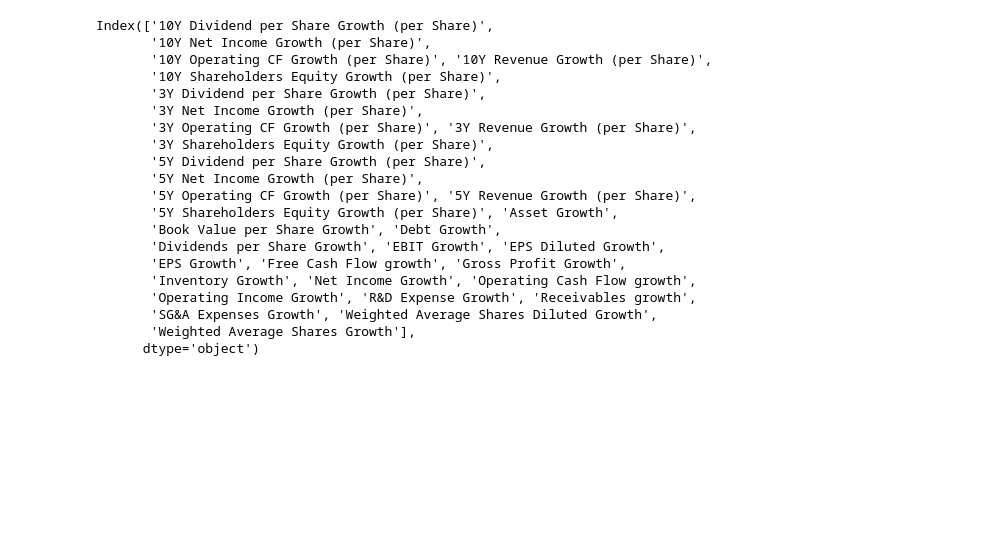
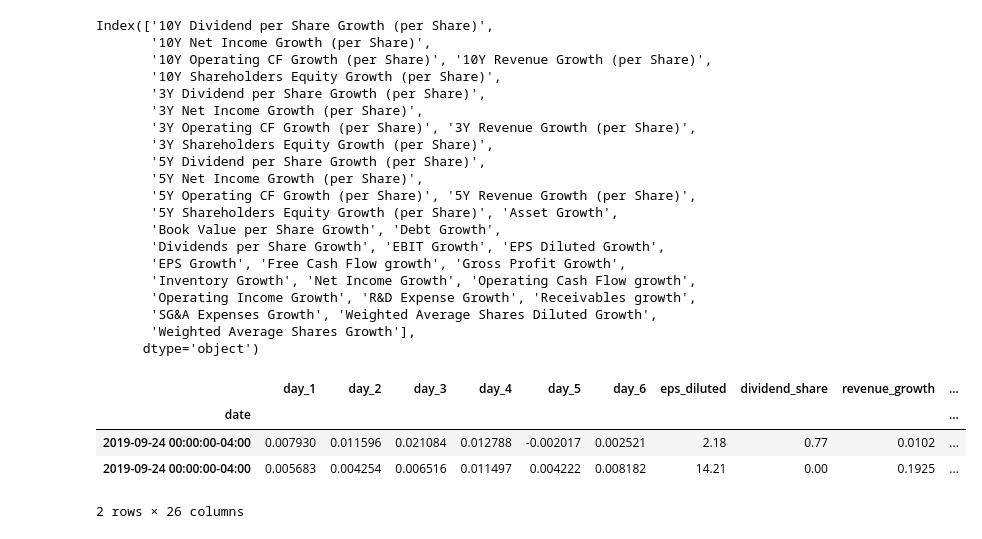
Before and after one commit to felixnext/stock_trend_analysis, a Jupyter notebook: notebooks/00-1_recommender-test.ipynb, the cells around one changed output. Drawn from its saved outputs; the diff is of its cells as text; code cells hidden in the pictures; blank space fills up the shorter version.

Commit message:
feat: implemented input data setup / completed streamlit script
- implemented streamlit script (not tested)
- finished implementation of input data with imputing for save values

```diff
--- a/notebooks/00-1_recommender-test.ipynb
+++ b/notebooks/00-1_recommender-test.ipynb
@@ -168,3 +168,20 @@ Index(['10Y Dividend per Share Growth (per Share)',
        'SG&A Expenses Growth', 'Weighted Average Shares Diluted Growth',
        'Weighted Average Shares Growth'],
       dtype='object')
+# %%
+cache = rcmd.stocks.Cache()
+ticker = rcmd.stocks.AlphaVantageTicker()
+statement = rcmd.stocks.FMPStatements()
+model_back = 7
+res_symbols = ['AAPL', 'GOOGL']
+df_stocks = cache.load_stock_data(res_symbols, ticker=ticker, cache=False, load_data=False)
+df_state = cache.load_statement_data(res_symbols, statement, limit=True, cache=False, load_data=False)
+df_input = rcmd.learning.preprocess.create_input(df_stocks, df_state, model_back)
+
+df_input
+# %% [output]
+|  | day_1 | day_2 | day_3 | day_4 | day_5 | day_6 | eps_diluted | dividend_share | revenue_growth | ... |
+| date |  |  |  |  |  |  |  |  |  | ... |
+| 2019-09-24 00:00:00-04:00 | 0.007930 | 0.011596 | 0.021084 | 0.012788 | -0.002017 | 0.002521 | 2.18 | 0.77 | 0.0102 | ... |
+| 2019-09-24 00:00:00-04:00 | 0.005683 | 0.004254 | 0.006516 | 0.011497 | 0.004222 | 0.008182 | 14.21 | 0.00 | 0.1925 | ... |
+2 rows × 26 columns
```
Also changed, not shown: 8 other files.
